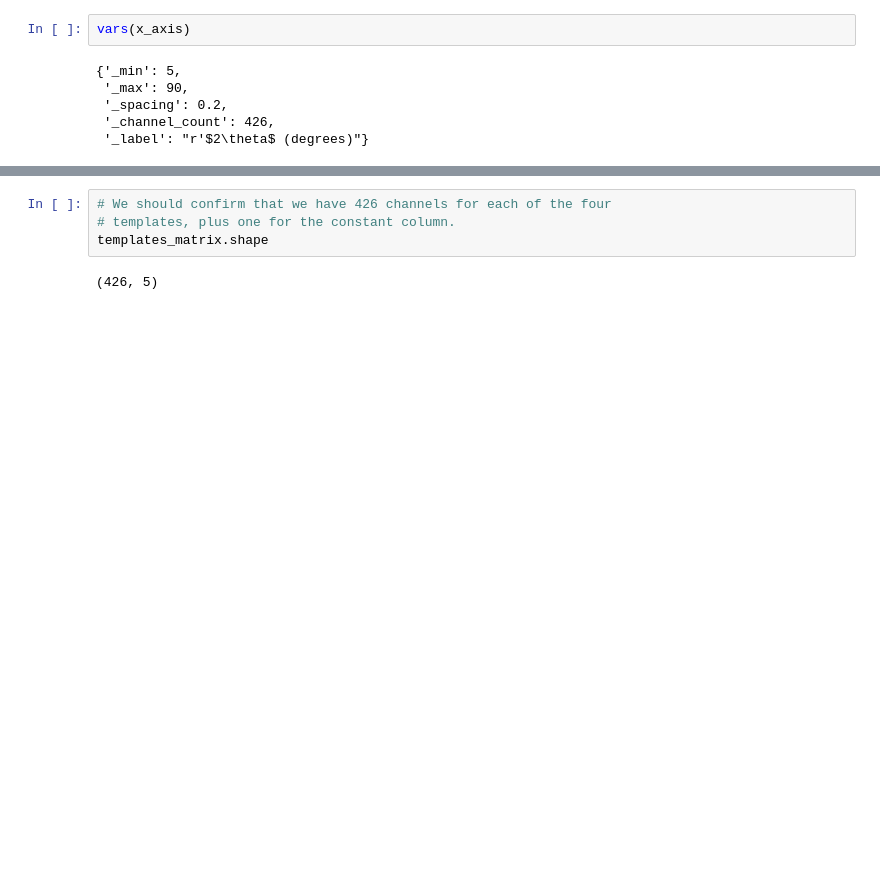
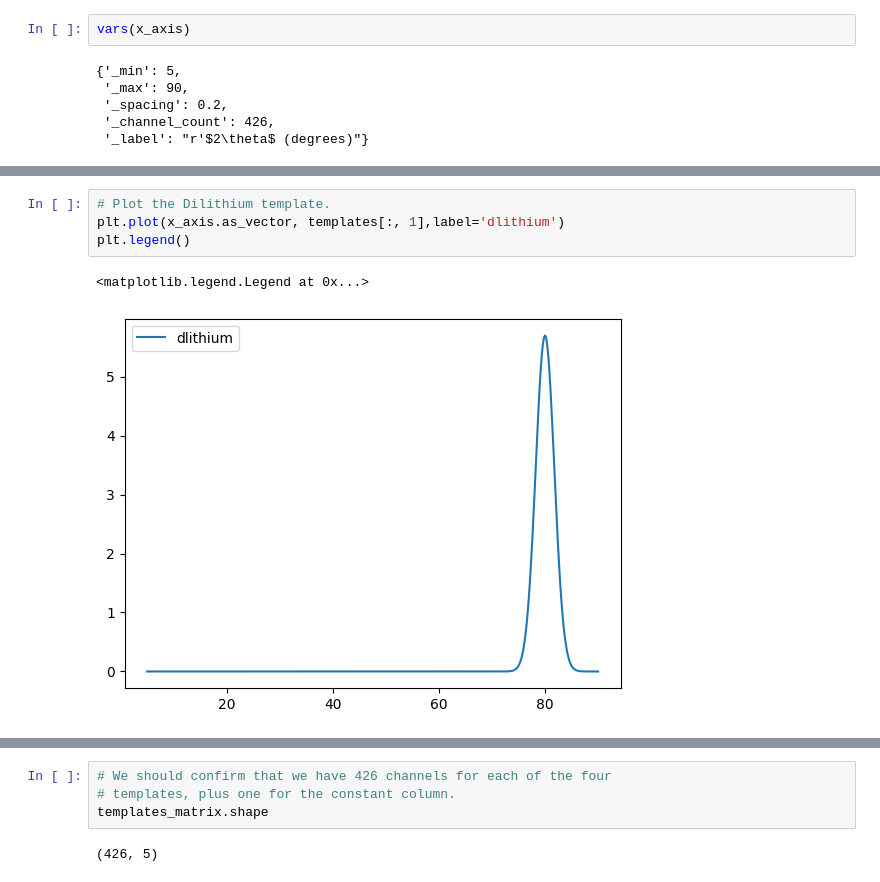
Before and after one commit to core-skills/06-multivariate-analysis, a Jupyter notebook: notebooks/am1_more_regression_filled.ipynb, the cells around one changed output, grey strips where cells are left out. Saved outputs shown, nothing was run; the diff lists cells and outputs as text; blank space fills up the shorter version.

```diff
--- a/notebooks/am1_more_regression_filled.ipynb
+++ b/notebooks/am1_more_regression_filled.ipynb
@@ -428,0 +468,7 @@ vars(x_axis)
+# %%
+# Plot the Dilithium template.
+plt.plot(x_axis.as_vector, templates[:, 1],label='dlithium')
+plt.legend()
+# %% [output]
+<matplotlib.legend.Legend at 0x...>
+[figure, added]
```
Also changed, not shown: parts of 110 cells of this notebook, 7 other files.
